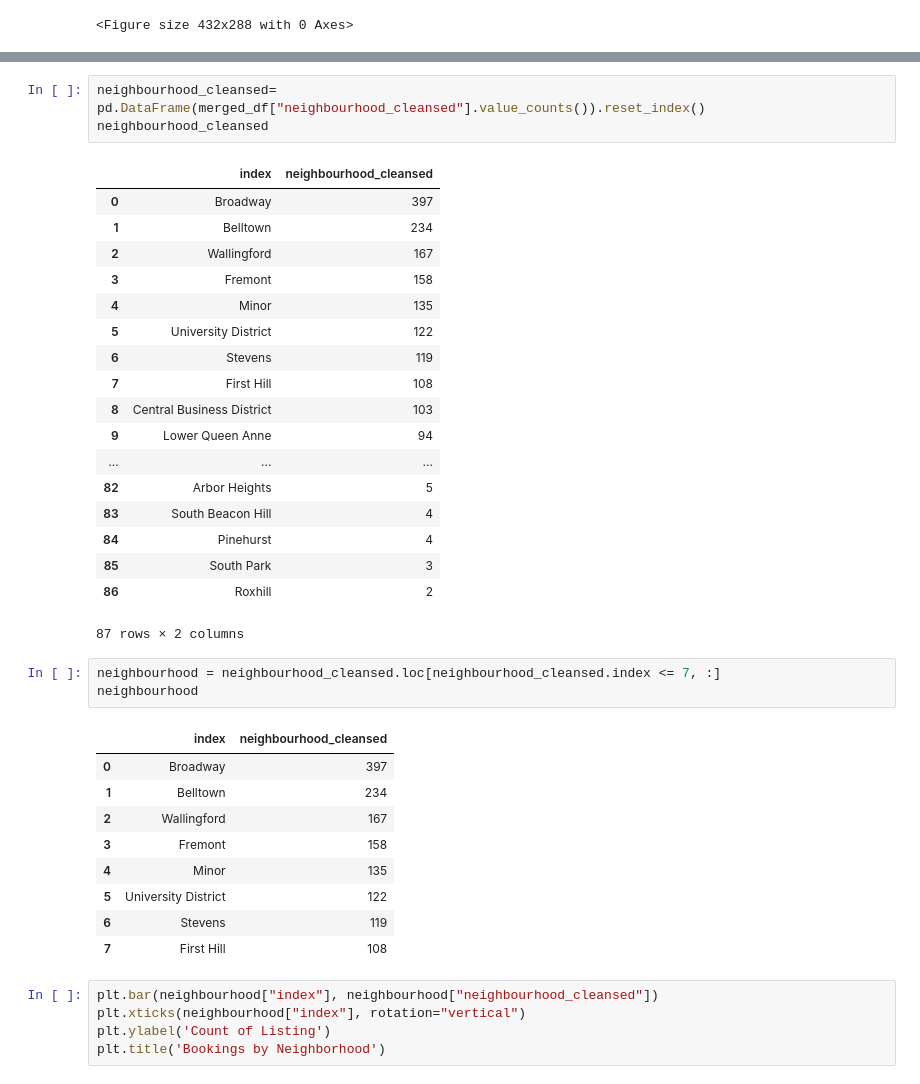
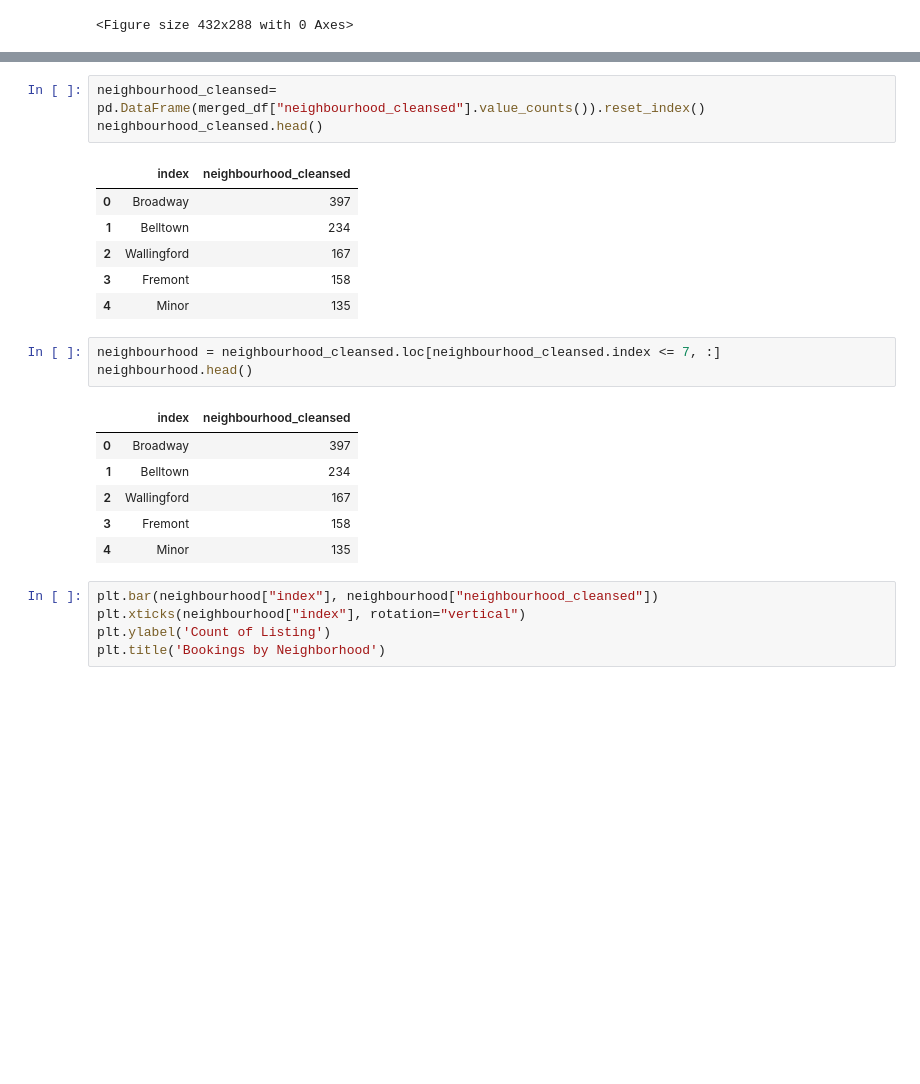
Before and after one commit to ericcheechee/ProjectBeta, a Jupyter notebook: Graphs.ipynb, the cells around one changed output, grey strips where cells are left out. Saved outputs shown, nothing was run; the diff lists cells and outputs as text; blank space fills up the shorter version.

Commit message:
Cleanded the code / head()
Code clean up with head()

```diff
--- a/Graphs.ipynb
+++ b/Graphs.ipynb
@@ -102,28 +98,16 @@ plt.savefig("Potential_Annual_Revenue.png")
 # %%
 neighbourhood_cleansed= pd.DataFrame(merged_df["neighbourhood_cleansed"].value_counts()).reset_index()
-neighbourhood_cleansed
+neighbourhood_cleansed.head()
 # %% [output]
 |  | index | neighbourhood_cleansed |
 | 0 | Broadway | 397 |
 | 1 | Belltown | 234 |
 | 2 | Wallingford | 167 |
 | 3 | Fremont | 158 |
 | 4 | Minor | 135 |
-| 5 | University District | 122 |
-| 6 | Stevens | 119 |
-| 7 | First Hill | 108 |
-| 8 | Central Business District | 103 |
-| 9 | Lower Queen Anne | 94 |
-| ... | ... | ... |
-| 82 | Arbor Heights | 5 |
-| 83 | South Beacon Hill | 4 |
-| 84 | Pinehurst | 4 |
-| 85 | South Park | 3 |
-| 86 | Roxhill | 2 |
-87 rows × 2 columns
 # %%
 neighbourhood = neighbourhood_cleansed.loc[neighbourhood_cleansed.index <= 7, :]
-neighbourhood
+neighbourhood.head()
 # %% [output]
 |  | index | neighbourhood_cleansed |
 | 0 | Broadway | 397 |
@@ -131,9 +115,6 @@ neighbourhood
 | 2 | Wallingford | 167 |
 | 3 | Fremont | 158 |
 | 4 | Minor | 135 |
-| 5 | University District | 122 |
-| 6 | Stevens | 119 |
-| 7 | First Hill | 108 |
 # %%
 plt.bar(neighbourhood["index"], neighbourhood["neighbourhood_cleansed"])
 plt.xticks(neighbourhood["index"], rotation="vertical")
```
Also changed, not shown: parts of 6 cells of this notebook, 5 other files.
